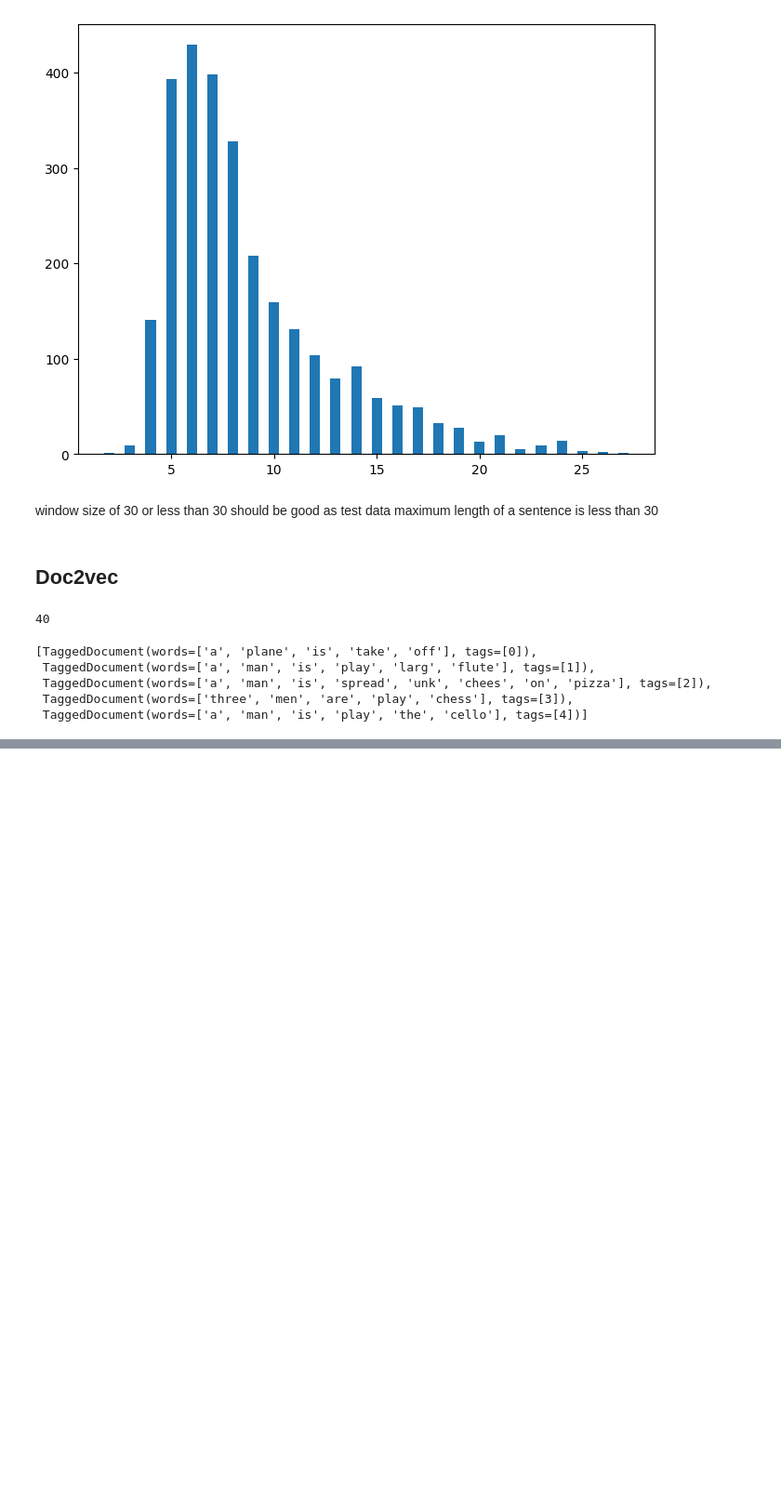
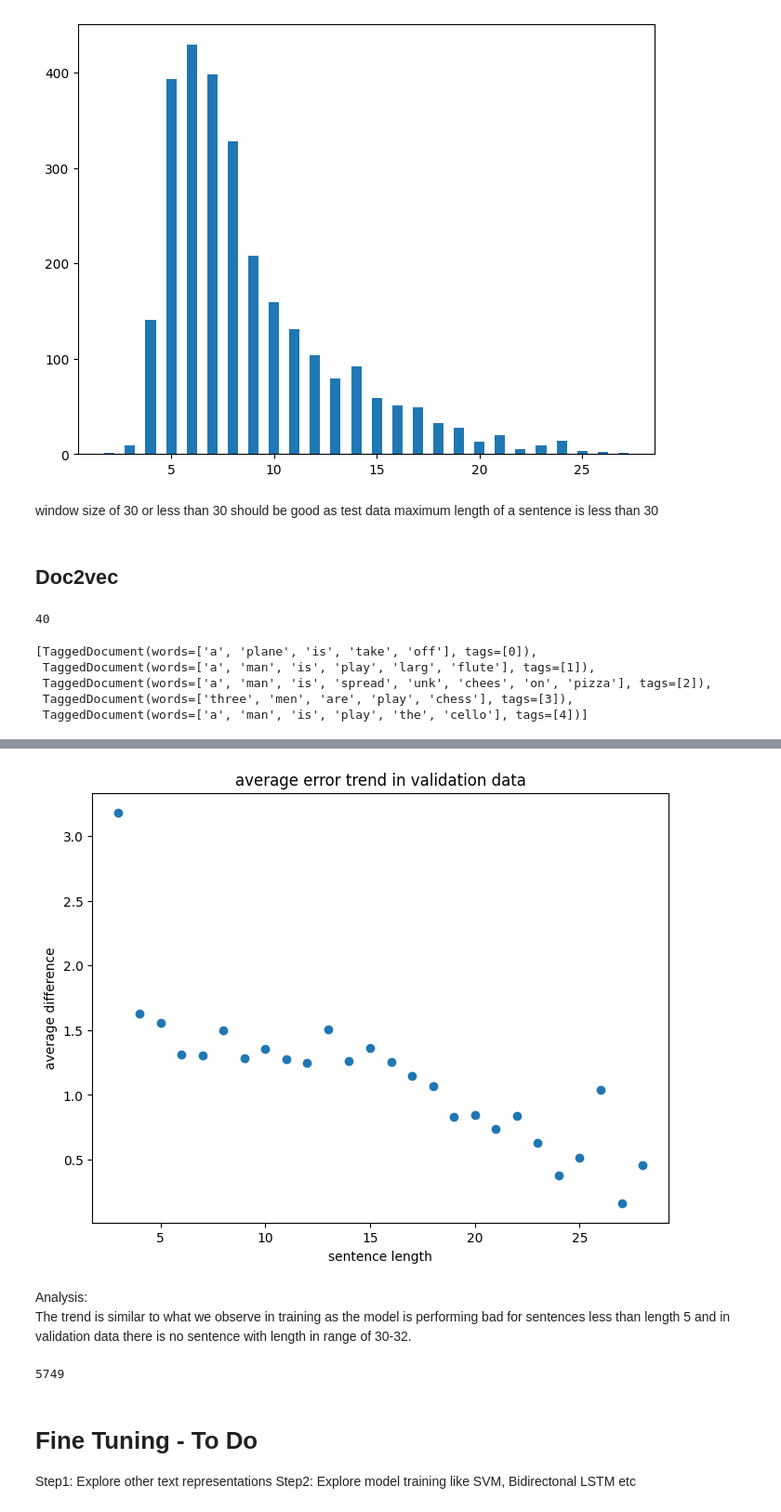
Before and after one commit to tanalpha-aditya/Advanced_Semantic_similarity, a Jupyter notebook: semantic_similiarity.ipynb, the cells around one changed output, grey strips where cells are left out. Shown at 93% size. Drawn from its saved outputs; the diff is of its cells as text; code cells hidden in the pictures; blank space fills up the shorter version.

```diff
--- a/semantic_similiarity.ipynb
+++ b/semantic_similiarity.ipynb
@@ -388,0 +389,2 @@ Pearson correlation coefficient: 0.35
+# %%
+max_len = lambda row: max(len(row['sent1']), len(row['sent2']))
@@ -388,0 +430,18 @@ Pearson correlation coefficient: 0.35
+# %%
+val_df['sent_len'] = val_df.apply(max_len, axis=1)
+# %%
+val_df['diff'] = abs(val_df['score'] - val_df['y_pred'])
+# %%
+grouped_val = val_df.groupby(['sent_len']).mean()
+# %%
+fig, ax = plt.subplots(figsize=(8, 6))
+ax.scatter(list(grouped_val.index), list(grouped_val['diff']))
+plt.title("average error trend in validation data")
+plt.xlabel("sentence length")
+plt.ylabel("average difference")
+plt.show()
+# %% [output]
+[figure, added]
+# %% [markdown]
+Analysis:<br>
+    The trend is similar to what we observe in training as the model is performing bad for sentences less than length 5 and in validation data there is no sentence with length in range of 30-32.
@@ -388,0 +452,9 @@ Pearson correlation coefficient: 0.35
+# %%
+len(train_df)
+# %% [output]
+5749
+# %% [markdown]
+# Fine Tuning - To Do
+
+Step1: Explore other text representations
+Step2: Explore model training like SVM, Bidirectonal LSTM etc
```
Also changed, not shown: parts of 20 cells of this notebook.
